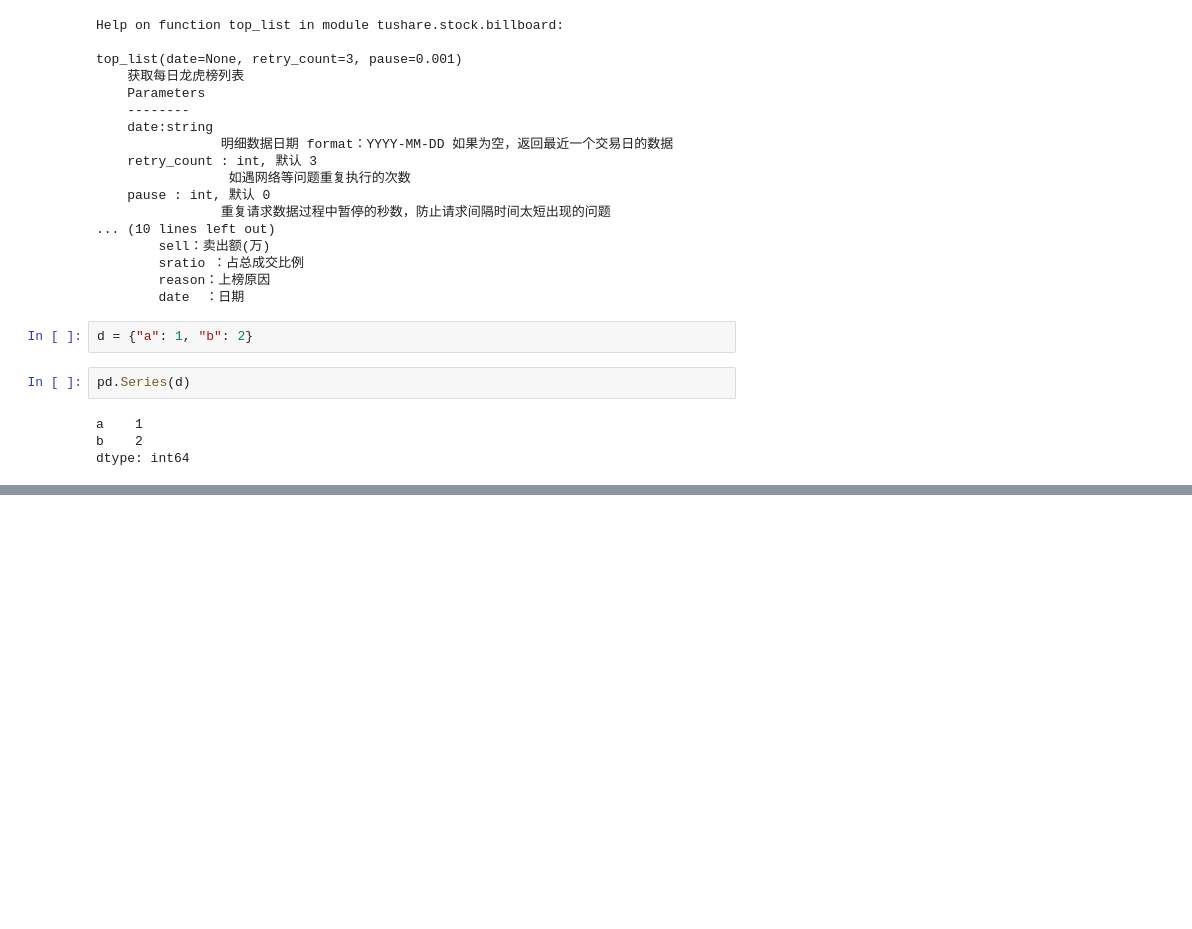
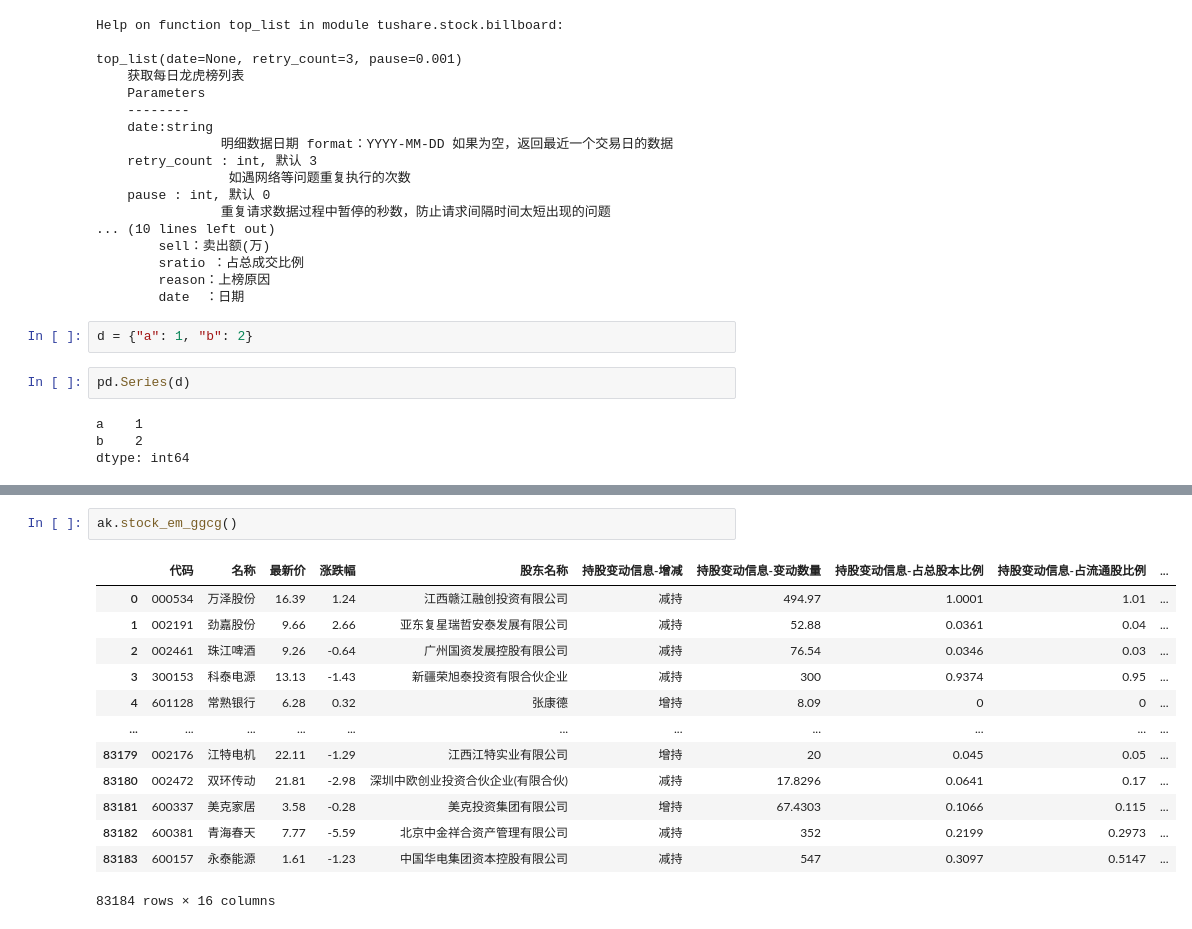
Before and after one commit to linfenglee/quant_trading, a Jupyter notebook: stock_trading/test.ipynb, the cells around one changed output, grey strips where cells are left out. Saved outputs shown, nothing was run; the diff lists cells and outputs as text; blank space fills up the shorter version.

```diff
--- a/stock_trading/test.ipynb
+++ b/stock_trading/test.ipynb
@@ -493,0 +627,16 @@ dtype: int64
+# %%
+ak.stock_em_ggcg()
+# %% [output]
+|  | 代码 | 名称 | 最新价 | 涨跌幅 | 股东名称 | 持股变动信息-增减 | 持股变动信息-变动数量 | 持股变动信息-占总股本比例 | 持股变动信息-占流通股比例 | ... |
+| 0 | 000534 | 万泽股份 | 16.39 | 1.24 | 江西赣江融创投资有限公司 | 减持 | 494.97 | 1.0001 | 1.01 | ... |
+| 1 | 002191 | 劲嘉股份 | 9.66 | 2.66 | 亚东复星瑞哲安泰发展有限公司 | 减持 | 52.88 | 0.0361 | 0.04 | ... |
+| 2 | 002461 | 珠江啤酒 | 9.26 | -0.64 | 广州国资发展控股有限公司 | 减持 | 76.54 | 0.0346 | 0.03 | ... |
+| 3 | 300153 | 科泰电源 | 13.13 | -1.43 | 新疆荣旭泰投资有限合伙企业 | 减持 | 300 | 0.9374 | 0.95 | ... |
+| 4 | 601128 | 常熟银行 | 6.28 | 0.32 | 张康德 | 增持 | 8.09 | 0 | 0 | ... |
+| ... | ... | ... | ... | ... | ... | ... | ... | ... | ... | ... |
+| 83179 | 002176 | 江特电机 | 22.11 | -1.29 | 江西江特实业有限公司 | 增持 | 20 | 0.045 | 0.05 | ... |
+| 83180 | 002472 | 双环传动 | 21.81 | -2.98 | 深圳中欧创业投资合伙企业(有限合伙) | 减持 | 17.8296 | 0.0641 | 0.17 | ... |
+| 83181 | 600337 | 美克家居 | 3.58 | -0.28 | 美克投资集团有限公司 | 增持 | 67.4303 | 0.1066 | 0.115 | ... |
+| 83182 | 600381 | 青海春天 | 7.77 | -5.59 | 北京中金祥合资产管理有限公司 | 减持 | 352 | 0.2199 | 0.2973 | ... |
+| 83183 | 600157 | 永泰能源 | 1.61 | -1.23 | 中国华电集团资本控股有限公司 | 减持 | 547 | 0.3097 | 0.5147 | ... |
+83184 rows × 16 columns
```
Also changed, not shown: parts of 15 cells of this notebook, 3 other files.
